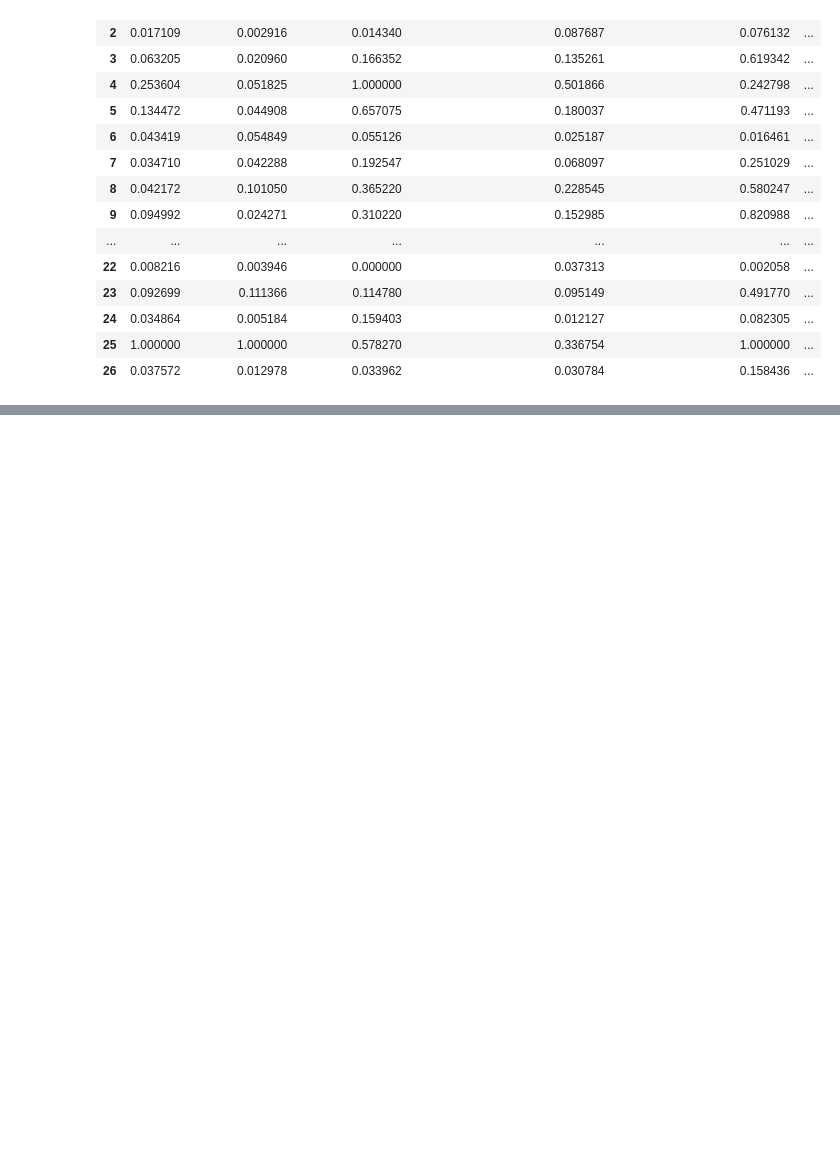
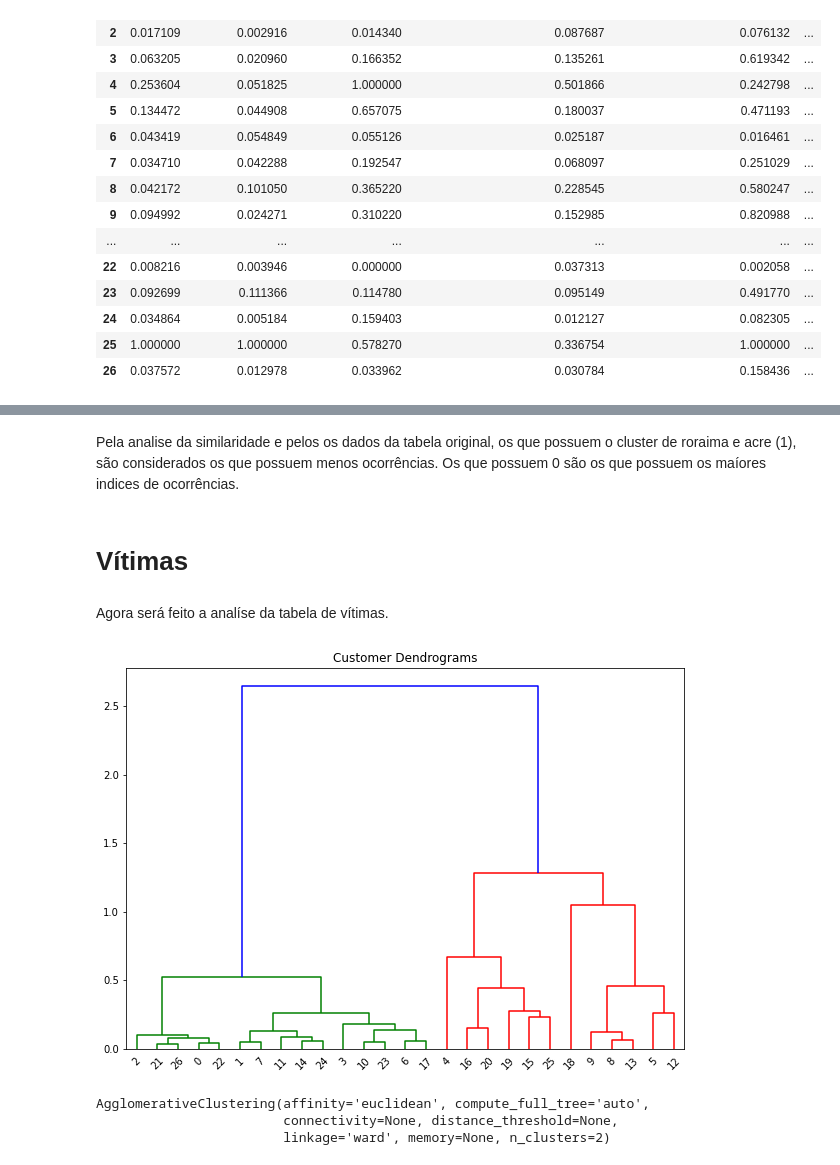
Before and after one commit to Aldo-1/Analise-de-dados-criminais, a Jupyter notebook: Analise.ipynb, the cells around one changed output, grey strips where cells are left out. Drawn from its saved outputs; the diff is of its cells as text; code cells hidden in the pictures; blank space fills up the shorter version.

```diff
--- a/Analise.ipynb
+++ b/Analise.ipynb
@@ -219,0 +371,22 @@ dataset_transform_ocorrências_norm
+# %% [markdown]
+Pela analise da similaridade e pelos os dados da tabela original, os que possuem o cluster de roraima e acre (1), são considerados os que possuem menos ocorrências. Os que possuem 0 são os que possuem os maíores indices de ocorrências.
+# %% [markdown]
+<h1>Vítimas</h1>
+# %% [markdown]
+Agora será feito a analíse da tabela de vítimas.
+# %%
+import scipy.cluster.hierarchy as shc
+from sklearn.cluster import AgglomerativeClustering
+plt.figure(figsize=(10, 7))
+## Criando o dendrograma para analisar quantos clusters utilizar.
+plt.title("Customer Dendrograms")
+dend = shc.dendrogram(shc.linkage(dataset_transform_vitimas_norm[['Homicídio doloso',	'Lesão corporal seguida de morte',	'Roubo seguido de morte (latrocínio)']], method='ward'))
+# %% [output]
+[figure, added]
+# %%
+agg_cluster = AgglomerativeClustering(affinity='euclidean', linkage='ward')
+agg_cluster.fit(dataset_transform_vitimas_norm[['Homicídio doloso',	'Lesão corporal seguida de morte',	'Roubo seguido de morte (latrocínio)']])
+# %% [output]
+AgglomerativeClustering(affinity='euclidean', compute_full_tree='auto',
+                        connectivity=None, distance_threshold=None,
+                        linkage='ward', memory=None, n_clusters=2)
```
Also changed, not shown: parts of 40 cells of this notebook.
